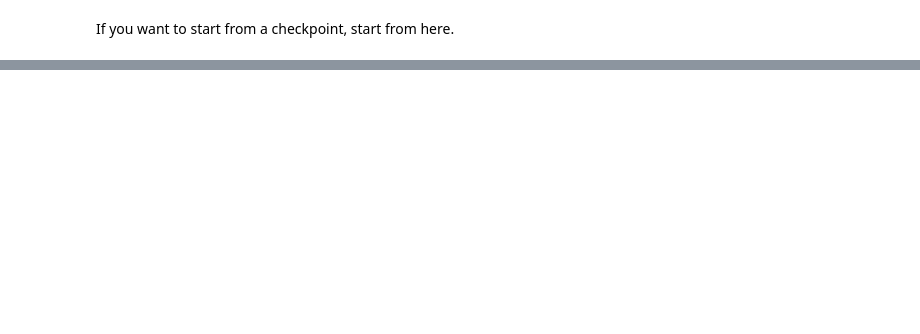
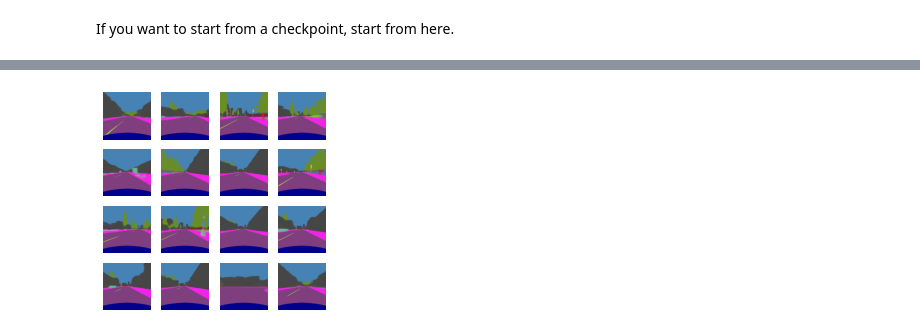
Before and after one commit to AlirezaAK2000/Bsc-Project, a Jupyter notebook: vae.ipynb, the cells around one changed output, grey strips where cells are left out. Cells and saved outputs as stored; diff of their text form; code cells hidden in the pictures; blank space fills up the shorter version.

```diff
--- a/vae.ipynb
+++ b/vae.ipynb
@@ -191,0 +193,15 @@ KeyboardInterrupt:
+# %%
+mean, logvar = model.encode(test_sample)
+z = model.reparameterize(mean, logvar)
+predictions = model.sample(z)
+fig = plt.figure(figsize=(4, 4))
+
+for i in range(predictions.shape[0]):
+    plt.subplot(4, 4, i + 1)
+    plt.imshow(predictions[i, :, :, :])
+    plt.axis('off')
+
+# tight_layout minimizes the overlap between 2 sub-plots
+plt.show()
+# %% [output]
+[figure, added]
```
Also changed, not shown: parts of 8 cells of this notebook, 5 other files.
